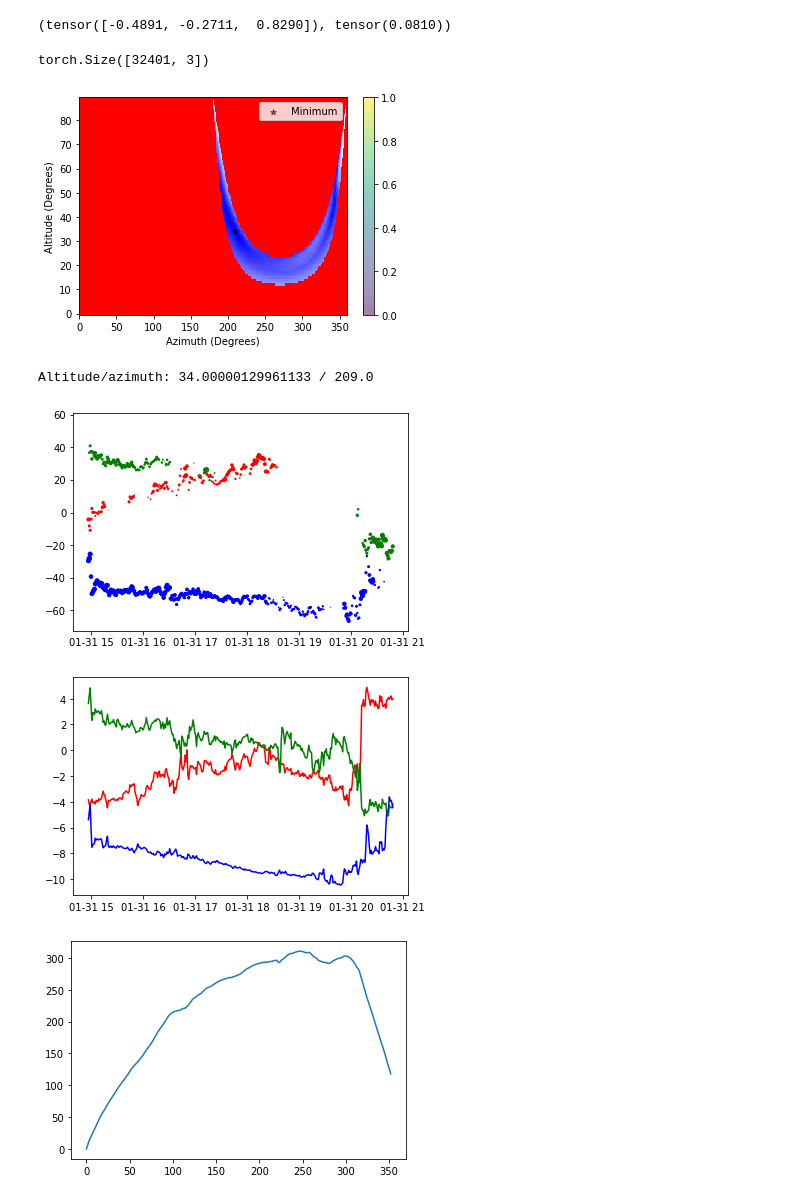
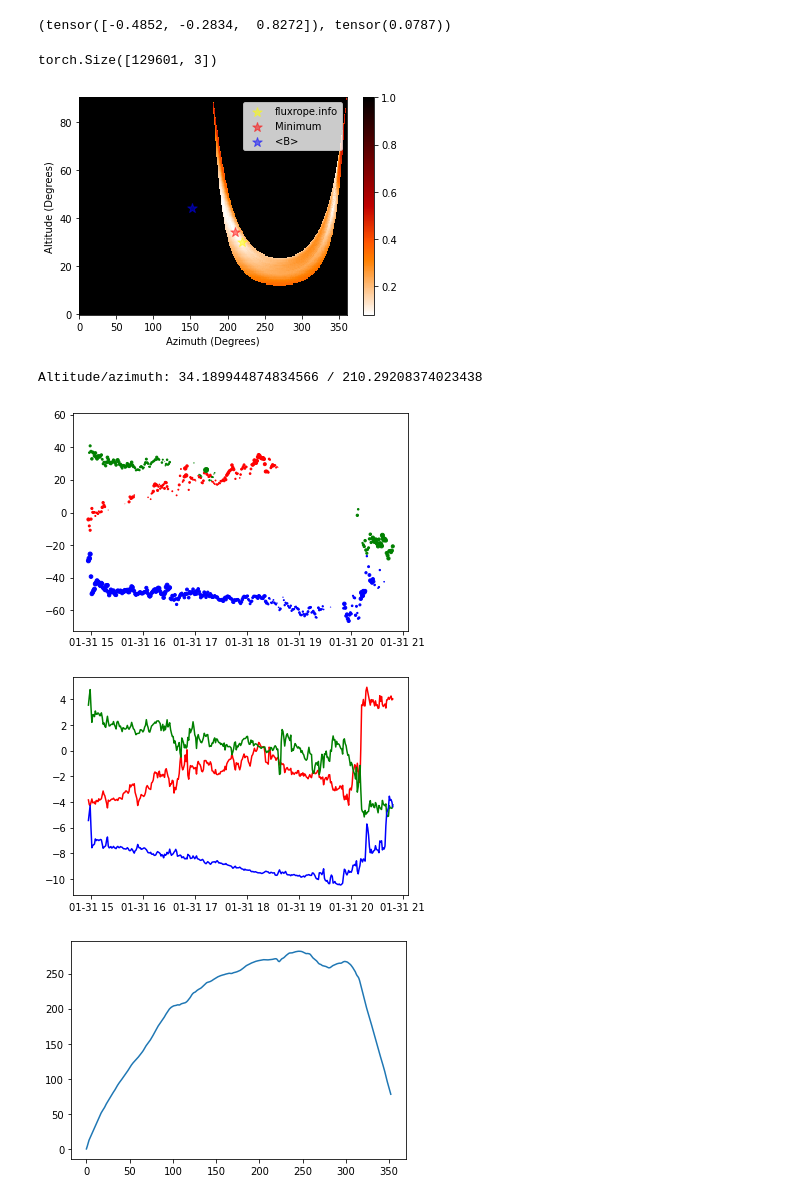
Before and after one commit to hafarooki/pymfr, a Jupyter notebook: demo/wind_axis.ipynb, the cells around one changed output. Saved outputs shown, nothing was run; the diff lists cells and outputs as text; code cells hidden in the pictures.

```diff
--- a/demo/wind_axis.ipynb
+++ b/demo/wind_axis.ipynb
@@ -81,16 +81,18 @@ frame = estimate_ht_frame(magnetic_field, electric_field)
 gas_pressure = scipy.constants.Boltzmann * (density * 1e6) * (temperature * 1e6) * 1e9
 # gas_pressure = torch.zeros_like(gas_pressure)
 
+trial_altitudes = np.linspace(0, 90, 180)
+trial_azimuths = np.linspace(0, 360, 720)
 trial_axes = [torch.tensor([np.sin(np.deg2rad(altitude)) * np.cos(np.deg2rad(azimuth)),
                             np.sin(np.deg2rad(altitude)) * np.sin(np.deg2rad(azimuth)),
                             np.cos(np.deg2rad(altitude))], dtype=torch.float32)
-              for altitude in range(0, 90, 1)
-              for azimuth in range(0, 360, 1)]
+              for altitude in trial_altitudes
+              for azimuth in trial_azimuths]
 trial_axes.append(torch.tensor([0, 0, 1], dtype=torch.float32))
 trial_axes = torch.row_stack(trial_axes)
 
 from pymfr.axis import get_residue_map
-residue_map = get_residue_map(magnetic_field, gas_pressure, frame, trial_axes)[:-1].reshape((90, 360)).numpy()
+residue_map = get_residue_map(magnetic_field, gas_pressure, frame, trial_axes)[:-1].reshape((180, 720)).numpy()
 residue_map[residue_map == np.inf] = 1
 
 best_axis, best_rdiff = minimize_rdiff(magnetic_field.cuda(),
@@ -101,11 +103,11 @@ best_axis = best_axis.cpu()
 best_rdiff = best_rdiff.cpu()
 best_axis, best_rdiff
 # %% [output]
-(tensor([-0.4891, -0.2711,  0.8290]), tensor(0.0810))
+(tensor([-0.4852, -0.2834,  0.8272]), tensor(0.0787))
 # %%
 trial_axes.shape
 # %% [output]
-torch.Size([32401, 3])
+torch.Size([129601, 3])
 # %%
 def spherical(x, y, z):
     altitude = np.rad2deg(np.arctan2(np.sqrt(x ** 2 + y ** 2), z))
@@ -114,11 +116,13 @@ def spherical(x, y, z):
 
 altitude, azimuth = spherical(*best_axis.numpy())
 
-plt.pcolormesh(range(0, 360, 1), range(0, 90, 1), residue_map, cmap="bwr")
-plt.scatter([azimuth], [altitude], color="black", marker="*", alpha=0.5, label="Minimum")
+plt.pcolormesh(trial_azimuths, trial_altitudes, residue_map, cmap="gist_heat_r")
 plt.xlabel("Azimuth (Degrees)")
 plt.ylabel("Altitude (Degrees)")
 plt.colorbar()
+plt.scatter([220], [30], color="yellow", marker="*", label="fluxrope.info", s=100, alpha=0.5)
+plt.scatter([azimuth], [altitude], color="red", marker="*", label="Minimum", s=100, alpha=0.5)
+plt.scatter(*spherical(*magnetic_field.numpy().mean(axis=0)), color="blue", marker="*", label="<B>", s=100, alpha=0.5)
 plt.legend()
 plt.show()
 
@@ -141,35 +145,35 @@ remaining_flow = velocity - frame
 d_flow = remaining_flow - remaining_flow.mean()
 d_alfven = alfven_velocity - alfven_velocity.mean()
 walen_slope = (d_flow * d_alfven).sum() / (d_alfven ** 2).sum()
 
 # if walen_slope > 0.3:
 #     continue
 
 print("Altitude/azimuth:", altitude, "/", azimuth % 360)
 
 colors = ["red", "green", "blue"]
 
 for i_color, color in enumerate(colors):
     plt.scatter(times, alfven_velocity[:, i_color], remaining_flow[:, i_color], color=color)
 plt.show()
 
 rotated = rotation_matrix @ magnetic_field.numpy().T
 for i_color, color in enumerate(colors):
     plt.plot(times, rotated[i_color], color=color)
 plt.show()
 
 A = scipy.integrate.cumulative_trapezoid(rotated[1], initial=0)
 plt.plot(A)
 plt.show()
 
 magnetic_transverse_pressure = (rotated[2] * 1e-9) ** 2 / (2 * scipy.constants.mu_0) * 1e9
 P = gas_pressure + magnetic_transverse_pressure
 plt.scatter(A, P)
 plt.plot(A, P)
 plt.show()
 # %% [output]
-[figure, old version]
+[figure, new version]
-Altitude/azimuth: 34.00000129961133 / 209.0
+Altitude/azimuth: 34.189944874834566 / 210.29208374023438
 [figure]
 [figure]
-[figure, old version]
+[figure, new version]
```
Also changed, not shown: parts of 1 cell of this notebook.
